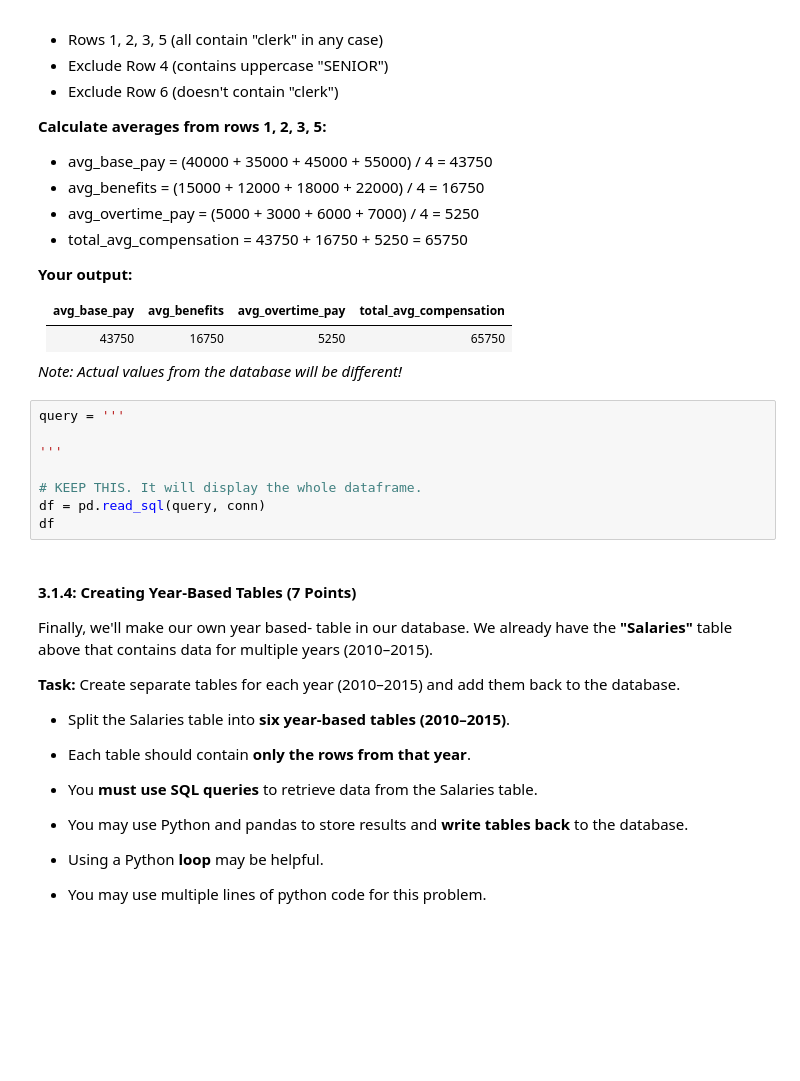
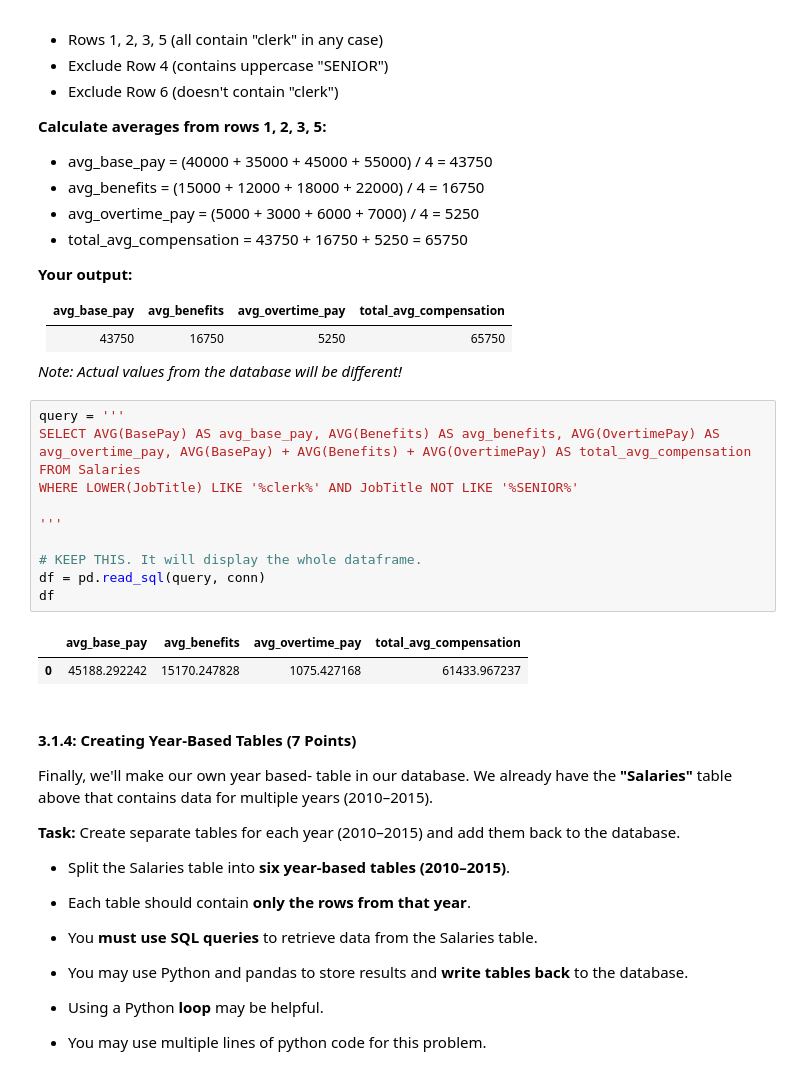
Before and after one commit to lukeadjei/CMSC320_HW1_sec0201_Git, a Jupyter notebook: HW1 - Pandas and SQL selection (Part 1 of HW1)/CMSC320_HW1_Fall2026.ipynb, the cells around one changed output. Cells and saved outputs as stored; diff of their text form; blank space fills up the shorter version.

```diff
--- a/HW1 - Pandas and SQL selection (Part 1 of HW1)/CMSC320_HW1_Fall2026.ipynb
+++ b/HW1 - Pandas and SQL selection (Part 1 of HW1)/CMSC320_HW1_Fall2026.ipynb
@@ -504,12 +520,18 @@ Let's say the Salaries table has these records:
 *Note: Actual values from the database will be different!*
 # %%
 query = '''
+SELECT AVG(BasePay) AS avg_base_pay, AVG(Benefits) AS avg_benefits, AVG(OvertimePay) AS avg_overtime_pay, AVG(BasePay) + AVG(Benefits) + AVG(OvertimePay) AS total_avg_compensation
+FROM Salaries
+WHERE LOWER(JobTitle) LIKE '%clerk%' AND JobTitle NOT LIKE '%SENIOR%'
 
 '''
 
 # KEEP THIS. It will display the whole dataframe.
 df = pd.read_sql(query, conn)
 df
+# %% [output]
+|  | avg_base_pay | avg_benefits | avg_overtime_pay | total_avg_compensation |
+| 0 | 45188.292242 | 15170.247828 | 1075.427168 | 61433.967237 |
 # %% [markdown]
 #### **3.1.4: Creating Year-Based Tables (7 Points)**
 
```
Also changed, not shown: parts of 10 cells of this notebook, 1 other file.
